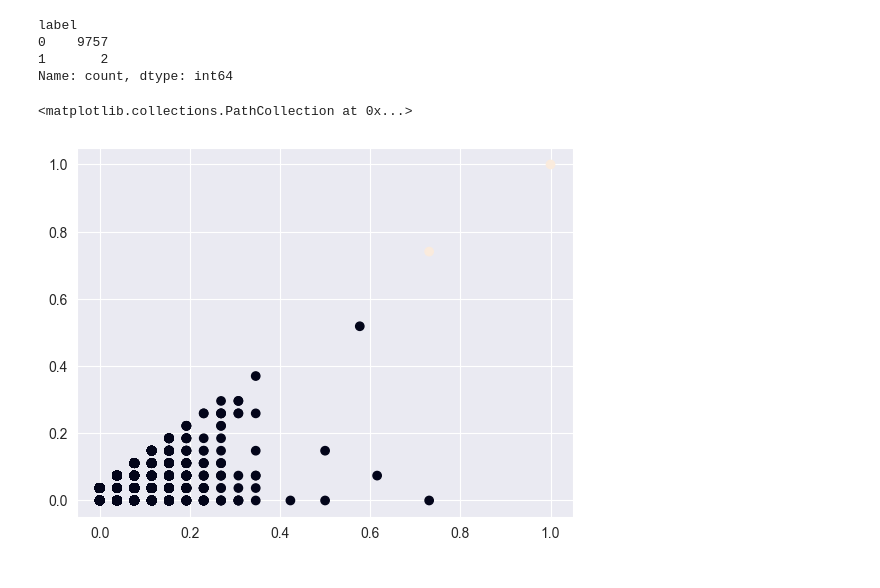
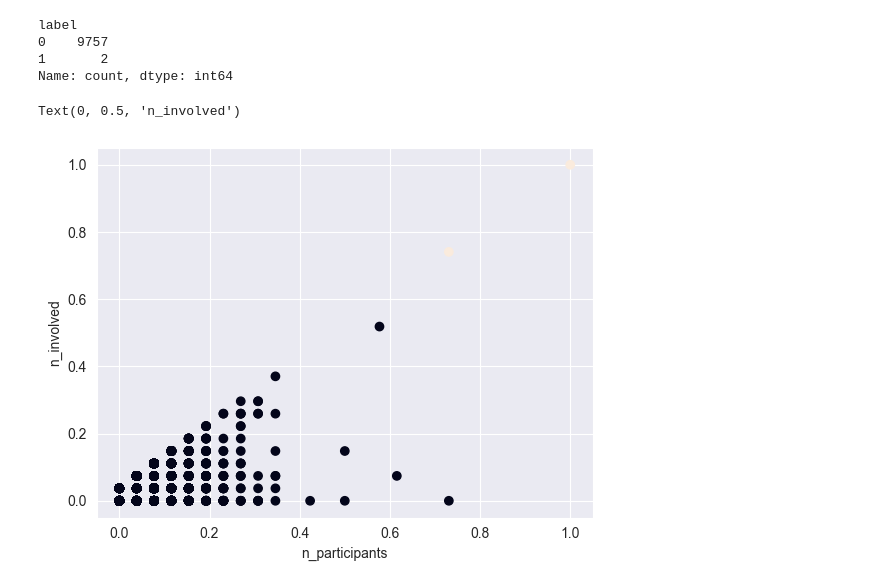
Before and after one commit to Alexthw46/DataMiningProject, a Jupyter notebook: TASK_2/hierarchical.ipynb, the cells around one changed output. Drawn from its saved outputs; the diff is of its cells as text; code cells hidden in the pictures.

```diff
--- a/TASK_2/hierarchical.ipynb
+++ b/TASK_2/hierarchical.ipynb
@@ -86,9 +77,11 @@ label
 Name: count, dtype: int64
 # %%
 plt.scatter(ndf['n_participants'], ndf['n_involved'], c=cluster.labels_)
+plt.xlabel('n_participants')
+plt.ylabel('n_involved')
 # %% [output]
-<matplotlib.collections.PathCollection at 0x...>
+Text(0, 0.5, 'n_involved')
-[figure, old version]
+[figure, new version]
 # %%
 values= df_aux['n_involved'].value_counts()
 print(values)
```
Also changed, not shown: parts of 91 cells of this notebook, 1 other file.
